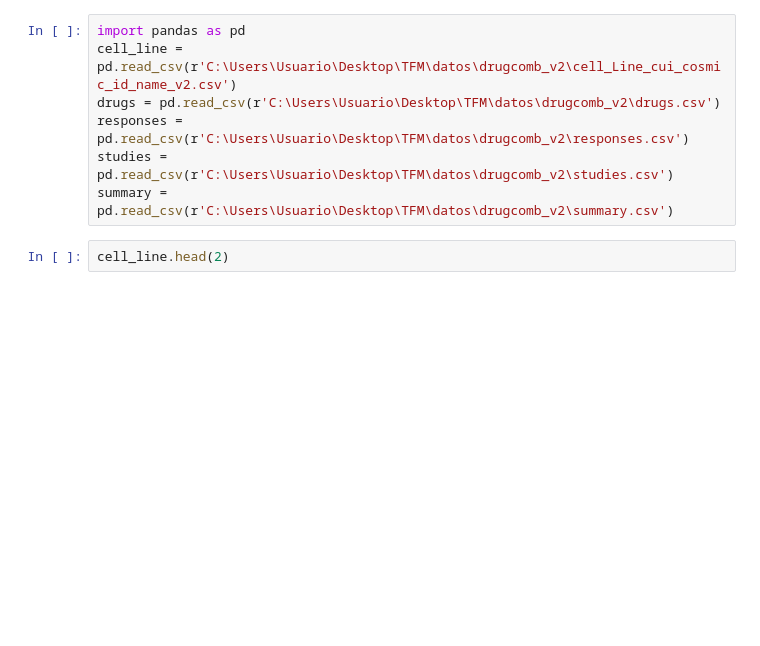
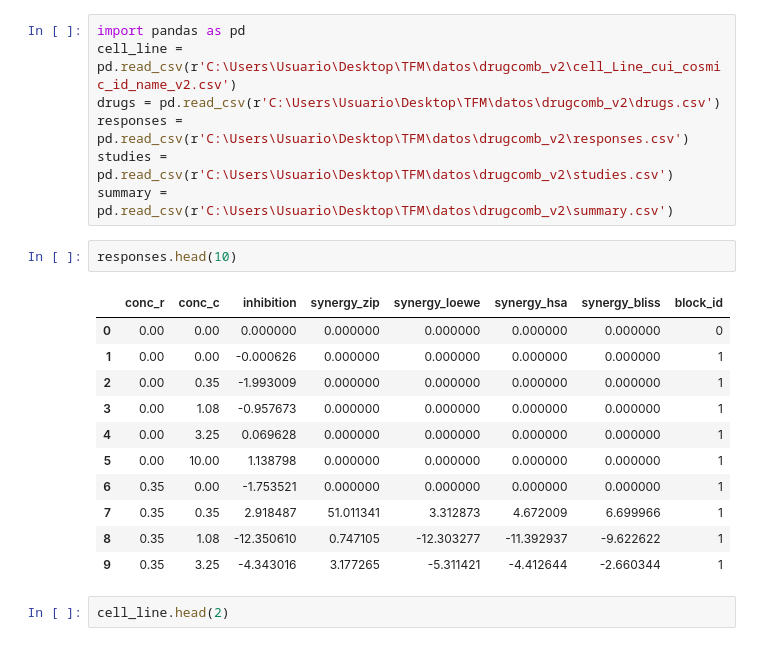
Before and after one commit to sofiaferben/TFM_old, a Jupyter notebook: codigo/20250326_drugcomb_cmap.ipynb, the cells around one changed output. Drawn from its saved outputs; the diff is of its cells as text; blank space fills up the shorter version.

```diff
--- a/codigo/20250326_drugcomb_cmap.ipynb
+++ b/codigo/20250326_drugcomb_cmap.ipynb
@@ -12,6 +12,20 @@ drugs = pd.read_csv(r'C:\Users\Usuario\Desktop\TFM\datos\drugcomb_v2\drugs.csv')
 responses = pd.read_csv(r'C:\Users\Usuario\Desktop\TFM\datos\drugcomb_v2\responses.csv')
 studies = pd.read_csv(r'C:\Users\Usuario\Desktop\TFM\datos\drugcomb_v2\studies.csv')
 summary = pd.read_csv(r'C:\Users\Usuario\Desktop\TFM\datos\drugcomb_v2\summary.csv')
+# %%
+responses.head(10)
+# %% [output]
+|  | conc_r | conc_c | inhibition | synergy_zip | synergy_loewe | synergy_hsa | synergy_bliss | block_id |
+| 0 | 0.00 | 0.00 | 0.000000 | 0.000000 | 0.000000 | 0.000000 | 0.000000 | 0 |
+| 1 | 0.00 | 0.00 | -0.000626 | 0.000000 | 0.000000 | 0.000000 | 0.000000 | 1 |
+| 2 | 0.00 | 0.35 | -1.993009 | 0.000000 | 0.000000 | 0.000000 | 0.000000 | 1 |
+| 3 | 0.00 | 1.08 | -0.957673 | 0.000000 | 0.000000 | 0.000000 | 0.000000 | 1 |
+| 4 | 0.00 | 3.25 | 0.069628 | 0.000000 | 0.000000 | 0.000000 | 0.000000 | 1 |
+| 5 | 0.00 | 10.00 | 1.138798 | 0.000000 | 0.000000 | 0.000000 | 0.000000 | 1 |
+| 6 | 0.35 | 0.00 | -1.753521 | 0.000000 | 0.000000 | 0.000000 | 0.000000 | 1 |
+| 7 | 0.35 | 0.35 | 2.918487 | 51.011341 | 3.312873 | 4.672009 | 6.699966 | 1 |
+| 8 | 0.35 | 1.08 | -12.350610 | 0.747105 | -12.303277 | -11.392937 | -9.622622 | 1 |
+| 9 | 0.35 | 3.25 | -4.343016 | 3.177265 | -5.311421 | -4.412644 | -2.660344 | 1 |
 # %%
 cell_line.head(2)
 # %% [output]
```
Also changed, not shown: parts of 3 cells of this notebook, 1 other file.
